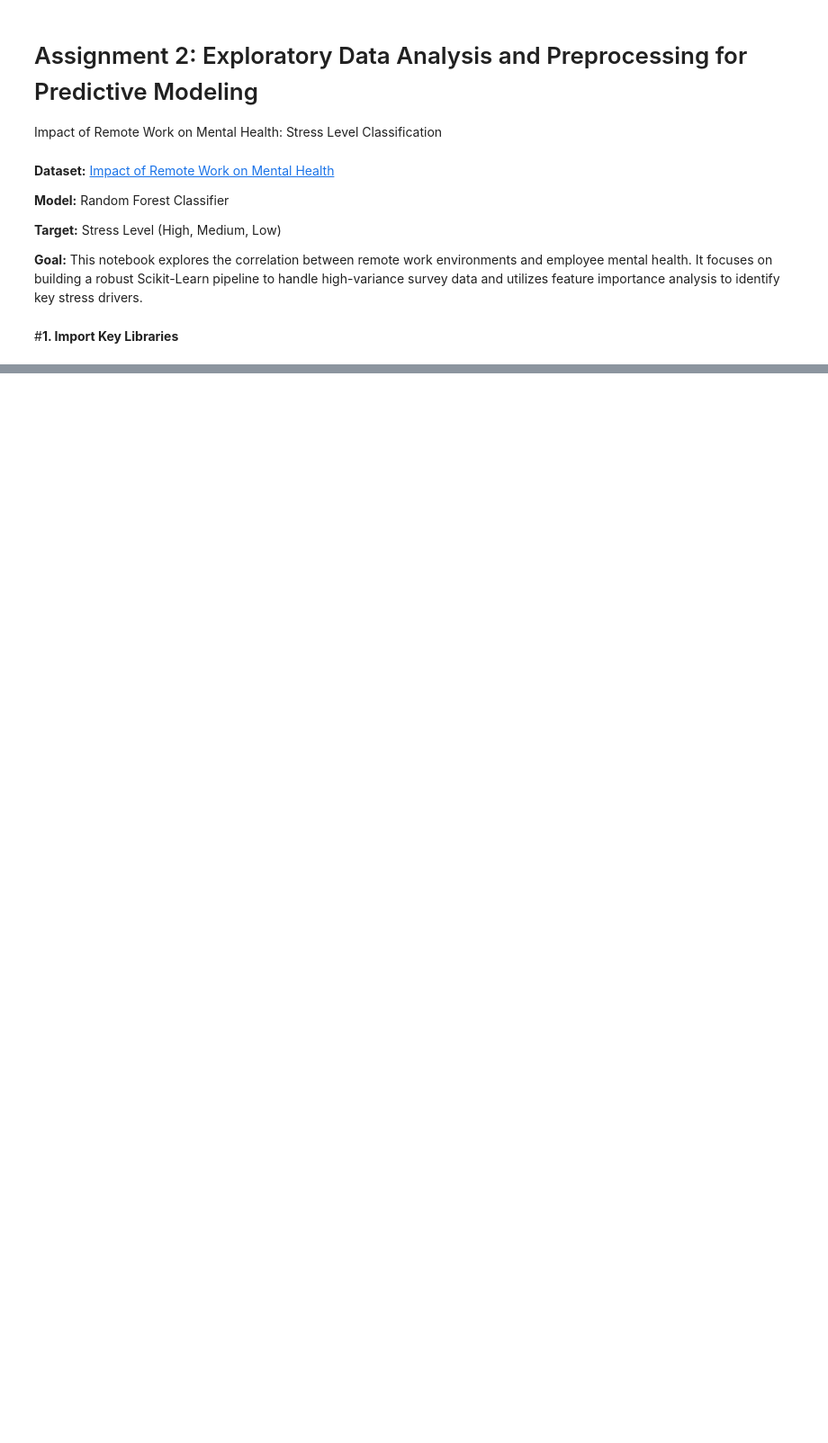
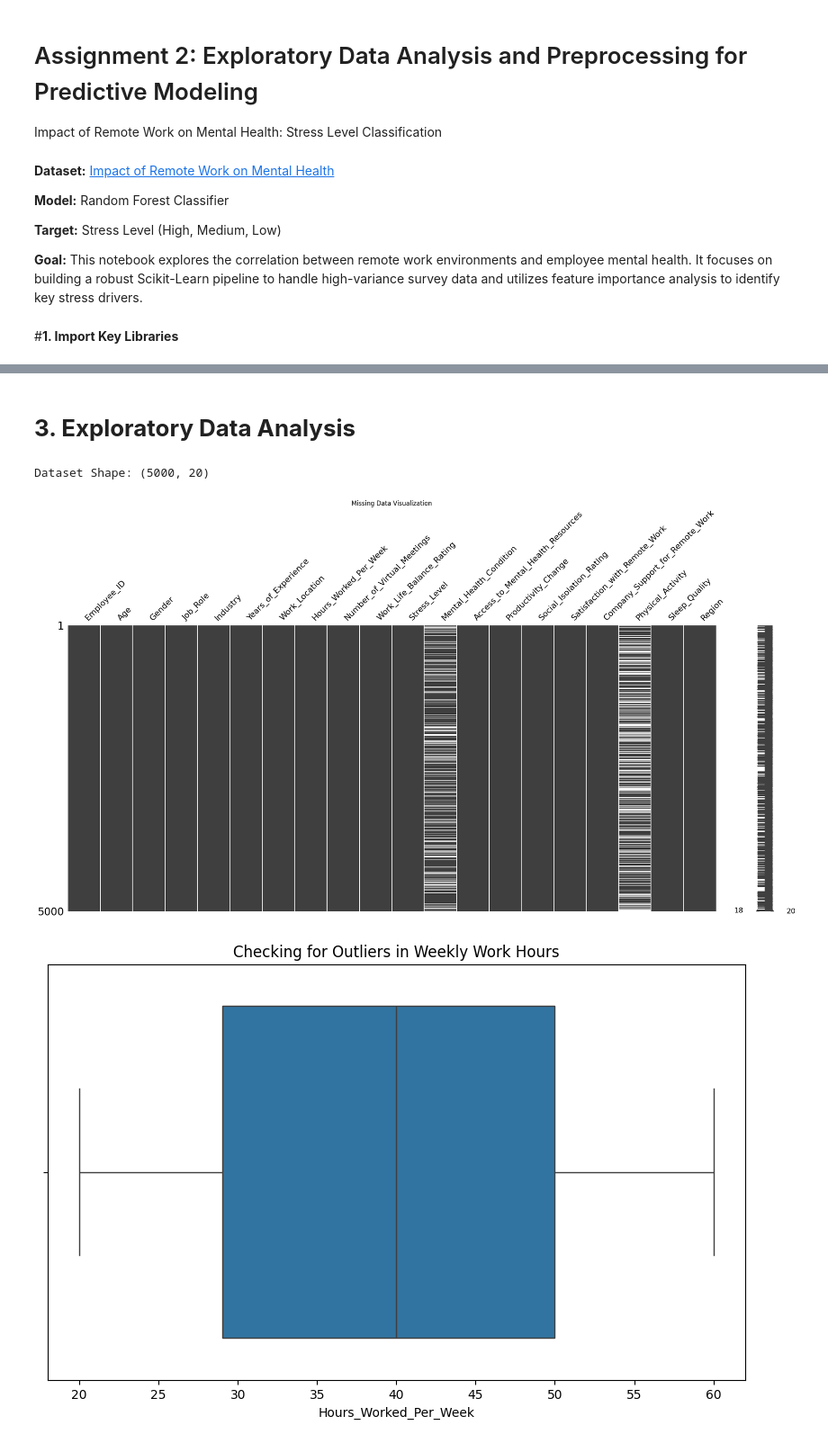
Before and after one commit to emppacs/Predictive-Modeling, a Jupyter notebook: notebooks/01_Mental_Health_Remote_Work.ipynb, the cells around one changed output, grey strips where cells are left out. Shown at 90% size. Cells and saved outputs as stored; diff of their text form; code cells hidden in the pictures; blank space fills up the shorter version.

```diff
--- a/notebooks/01_Mental_Health_Remote_Work.ipynb
+++ b/notebooks/01_Mental_Health_Remote_Work.ipynb
@@ -447,0 +54,4 @@ weighted avg       0.36      0.36      0.36      1000
+# %%
+df = pd.read_csv("Impact_of_Remote_Work_on_Mental_Health.csv")
+print(f"Data Shape: {df.shape}")
+df.head()
@@ -447,0 +66,26 @@ weighted avg       0.36      0.36      0.36      1000
+# %% [markdown]
+# **3. Exploratory Data Analysis**
+# %%
+# Missing Values Check
+print(f"Dataset Shape: {df.shape}")
+msno.matrix(df)
+plt.title("Missing Data Visualization")
+plt.show()
+
+# Box Plot for Work Hours
+plt.figure(figsize=(10,6))
+sns.boxplot(x=df['Hours_Worked_Per_Week'])
+plt.title("Checking for Outliers in Weekly Work Hours")
+plt.show()
+
+# Interactive Density Heatmap
+fig = px.density_heatmap(
+    df, x='Hours_Worked_Per_Week', y='Work_Life_Balance_Rating', facet_col='Stress_Level',
+    title='Density of Stress Levels: Work Hours vs. WLB Rating',
+    template='plotly_dark'
+)
+fig.show()
+# %% [output]
+Dataset Shape: (5000, 20)
+[figure, added]
+[figure, added]
```
Also changed, not shown: parts of 49 cells of this notebook.
